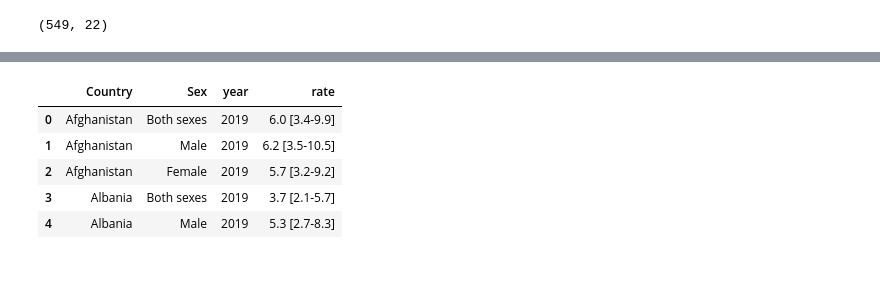
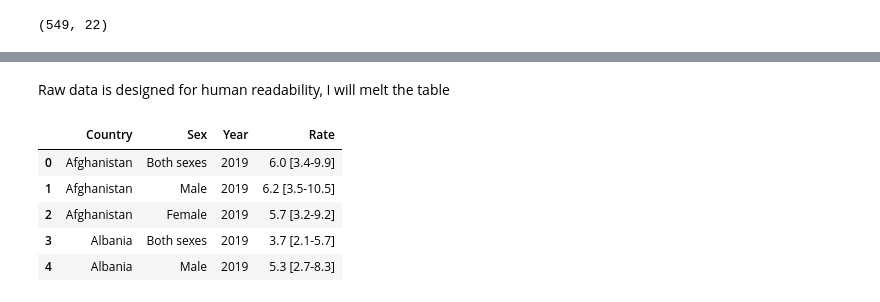
Before and after one commit to kellychin79/analysis_3, a Jupyter notebook: historical_suicide_rate.ipynb, the cells around one changed output, grey strips where cells are left out. Drawn from its saved outputs; the diff is of its cells as text; code cells hidden in the pictures; blank space fills up the shorter version.

```diff
--- a/historical_suicide_rate.ipynb
+++ b/historical_suicide_rate.ipynb
@@ -62,11 +42,13 @@ raw_df.head()
+# %% [markdown]
+Raw data is designed for human readability, I will melt the table
 # %%
 df = raw_df.melt(id_vars = ['Country','Sex'],
                  value_vars = list(raw_df.columns[2:]),
-                 var_name = 'year',
-                 value_name = 'rate')
+                 var_name = 'Year',
+                 value_name = 'Rate')
 df.head()
 # %% [output]
-|  | Country | Sex | year | rate |
+|  | Country | Sex | Year | Rate |
 | 0 | Afghanistan | Both sexes | 2019 | 6.0 [3.4-9.9] |
 | 1 | Afghanistan | Male | 2019 | 6.2 [3.5-10.5] |
 | 2 | Afghanistan | Female | 2019 | 5.7 [3.2-9.2] |
```
Also changed, not shown: parts of 32 cells of this notebook.
